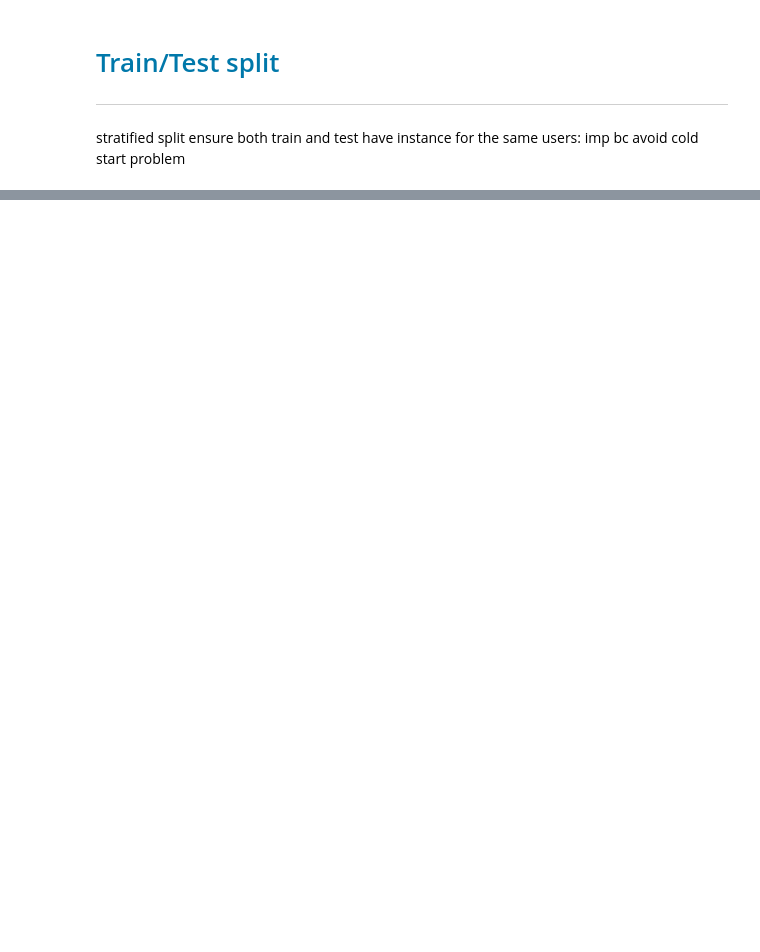
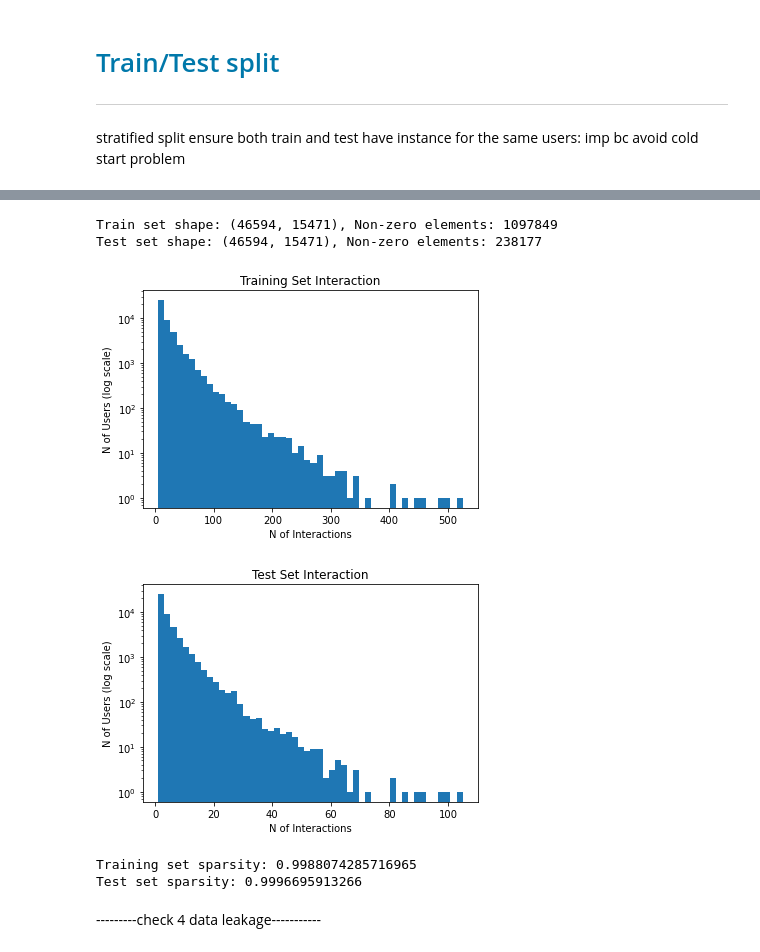
Before and after one commit to BianchiGiulia/Portfolio, a Jupyter notebook: News_Recommendation_System/collab_filt.ipynb, the cells around one changed output, grey strips where cells are left out. Cells and saved outputs as stored; diff of their text form; code cells hidden in the pictures; blank space fills up the shorter version.

```diff
--- a/News_Recommendation_System/collab_filt.ipynb
+++ b/News_Recommendation_System/collab_filt.ipynb
@@ -282,0 +370,77 @@ u_0, u_1
+# %%
+#N OF CLICKS
+def create_train_test_sets_sparse(interaction_matrix, test_size=0.2):
+    num_users, num_items = interaction_matrix.shape
+    train_set = interaction_matrix.copy()
+    test_set = csr_matrix(interaction_matrix.shape, dtype=np.float16) #max fillvalue is 310
+
+    for user_id in range(num_users):
+        user_interactions_indices = interaction_matrix[user_id].nonzero()[1]
+
+        assert len(user_interactions_indices) > 0, f"user {user_id} has no interactions!!!"
+
+        num_interactions = len(user_interactions_indices)
+        num_test = max(1, int(np.ceil(test_size * num_interactions)))
+        test_indices = np.random.choice(user_interactions_indices, size=num_test, replace=False)
+
+        # Set values in test_set and remove those from train_set
+        test_values = interaction_matrix[user_id, test_indices].toarray()
+        test_set[user_id, test_indices] = test_values
+        train_set[user_id, test_indices] = 0
+
+    return train_set, test_set
+
+
+train_set, test_set = create_train_test_sets_sparse(interaction_matrix)
+
+# Optionally, save the train and test sets
+#save_npz('n_train_matrix.npz', train_set)
+#save_npz('n_test_matrix.npz', test_set)
+
+# To verify everything worked as expected
+print(f"train set: {train_set.shape}, non-zero elements: {train_set.nnz}")
+print(f"test set: {test_set.shape}, non-zero elements: {test_set.nnz}")
+# %% [output]
+Train set shape: (46594, 15471), Non-zero elements: 1097849
+Test set shape: (46594, 15471), Non-zero elements: 238177
+# %%
+n_train_matrix = load_npz('n_train_matrix.npz')
+n_test_matrix = load_npz('n_test_matrix.npz')
+def plot_interactions_distribution(train_matrix, test_matrix):
+
+    train_interactions_per_user = np.diff(train_matrix.indptr)
+    test_interactions_per_user = np.diff(test_matrix.indptr)
+
+    #train
+    plt.hist(train_interactions_per_user, bins=50, log=True)
+    plt.title('Training Set Interaction')
+    plt.xlabel('N of Interactions')
+    plt.ylabel('N of Users (log scale)')
+    plt.show()
+    #test
+    plt.hist(test_interactions_per_user, bins=50, log=True)
+    plt.title('Test Set Interaction')
+    plt.xlabel('N of Interactions')
+    plt.ylabel('N of Users (log scale)')
+    plt.show()
+
+#have a look at sparsity (should be very high)
+def calculate_sparsity(matrix):
+    total_possible_interactions = matrix.shape[0] * matrix.shape[1]
+    actual_interactions = len(matrix.nonzero()[0])
+    sparsity = 1 - (actual_interactions / total_possible_interactions)
+    return sparsity
+
+
+plot_interactions_distribution(n_train_matrix, n_test_matrix)
+train_sparsity = calculate_sparsity(n_train_matrix)
+test_sparsity = calculate_sparsity(n_test_matrix)
+print("Training set sparsity:", train_sparsity)
+print("Test set sparsity:", test_sparsity)
+# %% [output]
+[figure, added]
+[figure, added]
+Training set sparsity: 0.9988074285716965
+Test set sparsity: 0.9996695913266
+# %% [markdown]
+---------check 4 data leakage-----------
```
Also changed, not shown: parts of 43 cells of this notebook.
